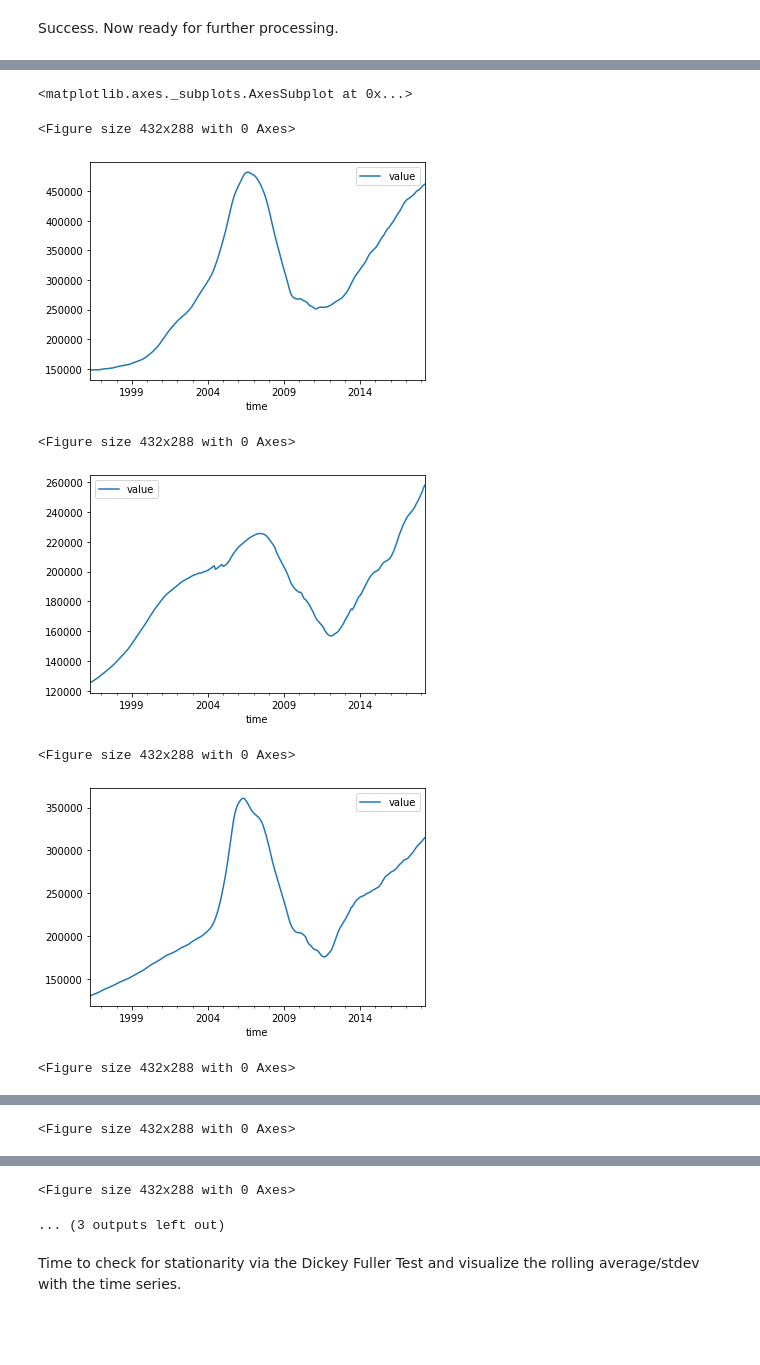
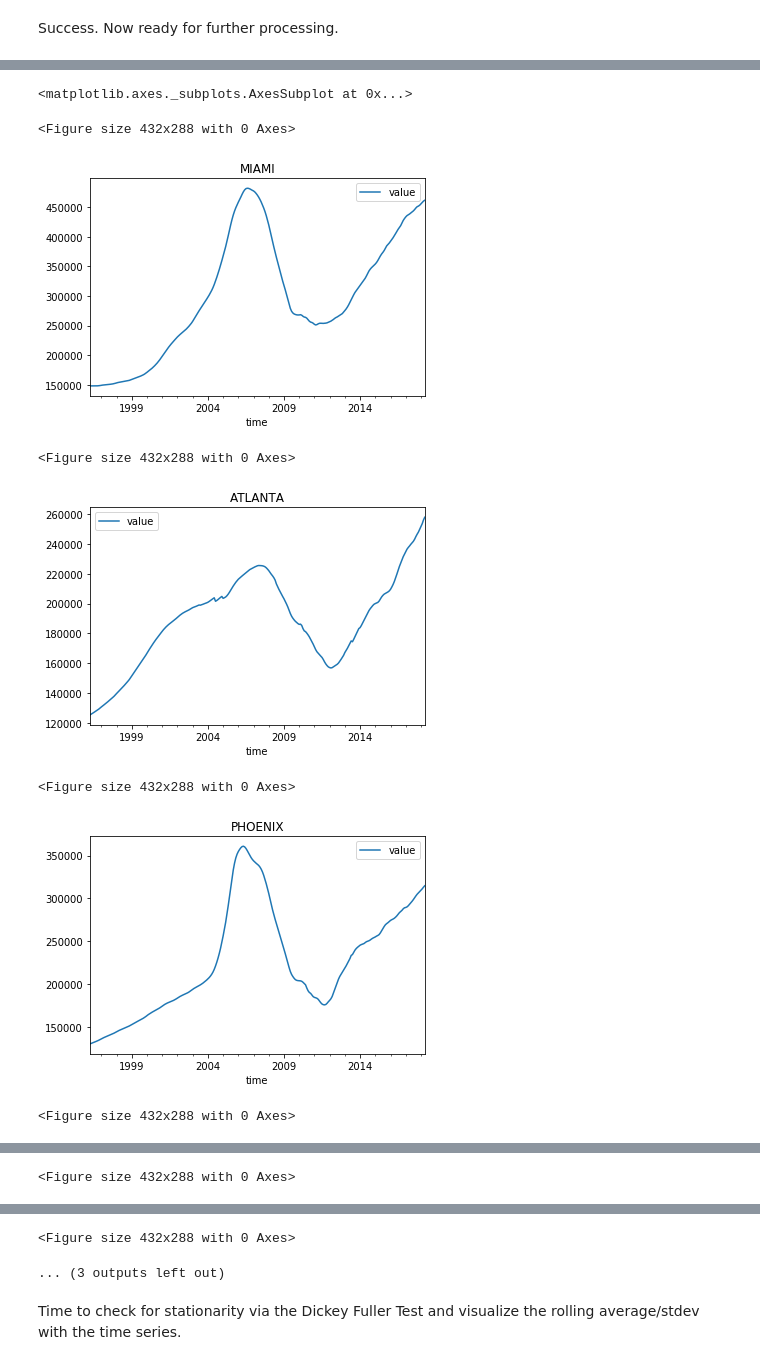
Before and after one commit to daveajstearns/mod4_project, a Jupyter notebook: starter_notebook.ipynb, the cells around one changed output, grey strips where cells are left out. Drawn from its saved outputs; the diff is of its cells as text; code cells hidden in the pictures; blank space fills up the shorter version.

Commit message:
modeling complete and visualizations complete

```diff
--- a/starter_notebook.ipynb
+++ b/starter_notebook.ipynb
@@ -496,24 +464,24 @@ huntsville = melt_data(huntsville)
 # %%
 plt.figure()
-miami.plot()
+miami.plot(title='MIAMI')
 plt.figure()
-atlanta.plot()
+atlanta.plot(title='ATLANTA')
 plt.figure()
-phoenix.plot()
+phoenix.plot(title='PHOENIX')
 plt.figure()
-baltimore.plot()
+baltimore.plot(title='BALTIMORE')
 plt.figure()
-austin.plot()
+austin.plot(title='AUSTIN')
 plt.figure()
-raleigh.plot()
+raleigh.plot(title='RALEIGH')
 plt.figure()
-huntsville.plot()
+huntsville.plot(title='HUNTSVILLE')
 # %% [output]
 <matplotlib.axes._subplots.AxesSubplot at 0x...>
 <Figure size 432x288 with 0 Axes>
-[figure, old version]
+[figure, new version]
 <Figure size 432x288 with 0 Axes>
-[figure, old version]
+[figure, new version]
 <Figure size 432x288 with 0 Axes>
-[figure, old version]
+[figure, new version]
 <Figure size 432x288 with 0 Axes>
```
Also changed, not shown: parts of 57 cells of this notebook.
